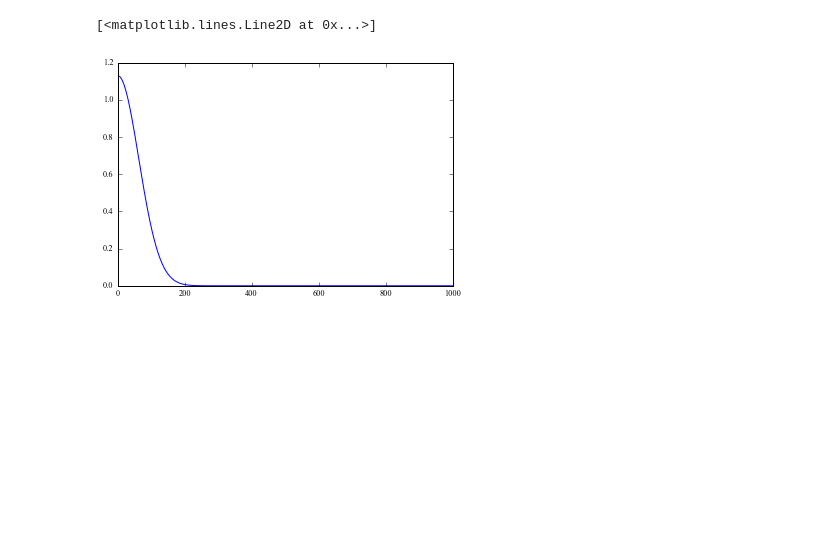
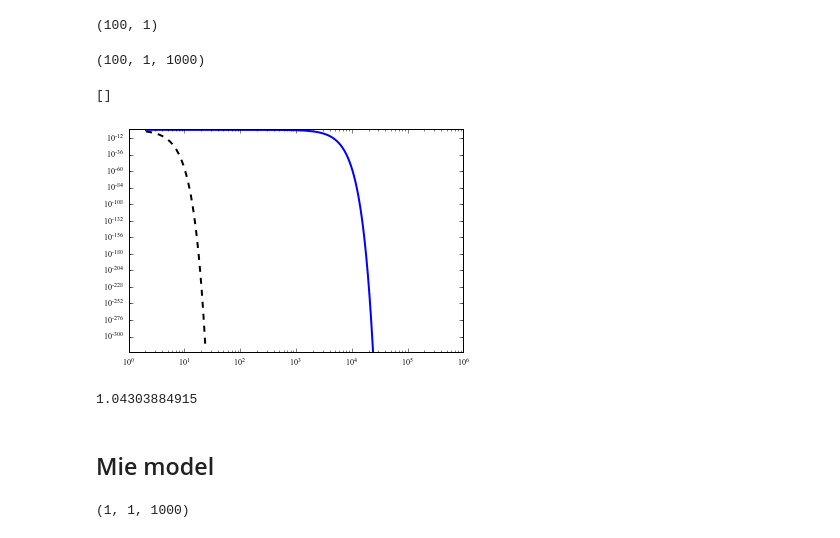
Before and after one commit to eblur/newdust, a Jupyter notebook: examples/plot_scatmodels.ipynb, the cells around one changed output. Saved outputs shown, nothing was run; the diff lists cells and outputs as text; code cells hidden in the pictures; blank space fills up the shorter version.

```diff
--- a/examples/plot_scatmodels.ipynb
+++ b/examples/plot_scatmodels.ipynb
@@ -16,2 +33,3 @@ rgd = scatmodels.RGscat()
 # %%
-qsca = rgd.Qsca(ENERGY, AUM, CM, unit='kev')
+rgd2 = scatmodels.RGscat()
+rgd2.calculate(ENERGY, AUM, CM, unit='kev', theta=THETA_ASEC)
@@ -26,7 +36,17 @@ diff = rgd.Diff(THETA, 1.0, AUM, CM, unit='kev')
-# %%
-plt.plot(THETA, diff)
-# %% [output]
-[<matplotlib.lines.Line2D at 0x...>]
-[figure, removed]
+# %%
+np.shape(rgd2.qsca)
+# %% [output]
+(100, 1)
+# %%
+np.shape(rgd2.diff)
+# %% [output]
+(100, 1, 1000)
+# %%
+plt.plot(THETA_ASEC, rgd2.diff[0,0,:], 'b-', lw=2)
+plt.plot(THETA_ASEC, rgd2.diff[-1,0,:], 'k--', lw=2)
+plt.loglog()
+# %% [output]
+[]
+[figure, added]
 # %%
 from scipy.integrate import trapz
@@ -32,0 +56,6 @@ from scipy.integrate import trapz
+# %%
+print(test/sigma_sca)
+# %% [output]
+1.04303884915
+# %% [markdown]
+## Mie model
@@ -32,0 +65,4 @@ from scipy.integrate import trapz
+# %%
+np.shape(mtest.diff)
+# %% [output]
+(1, 1, 1000)
```
Also changed, not shown: parts of 22 cells of this notebook, 2 other files.
